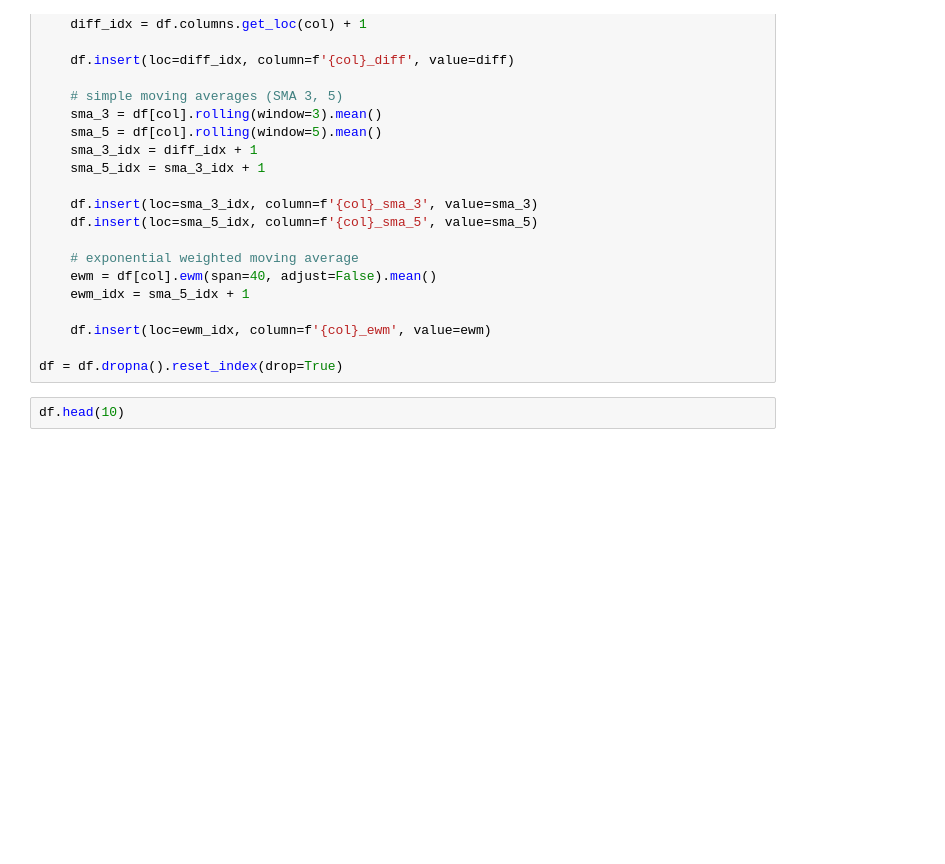
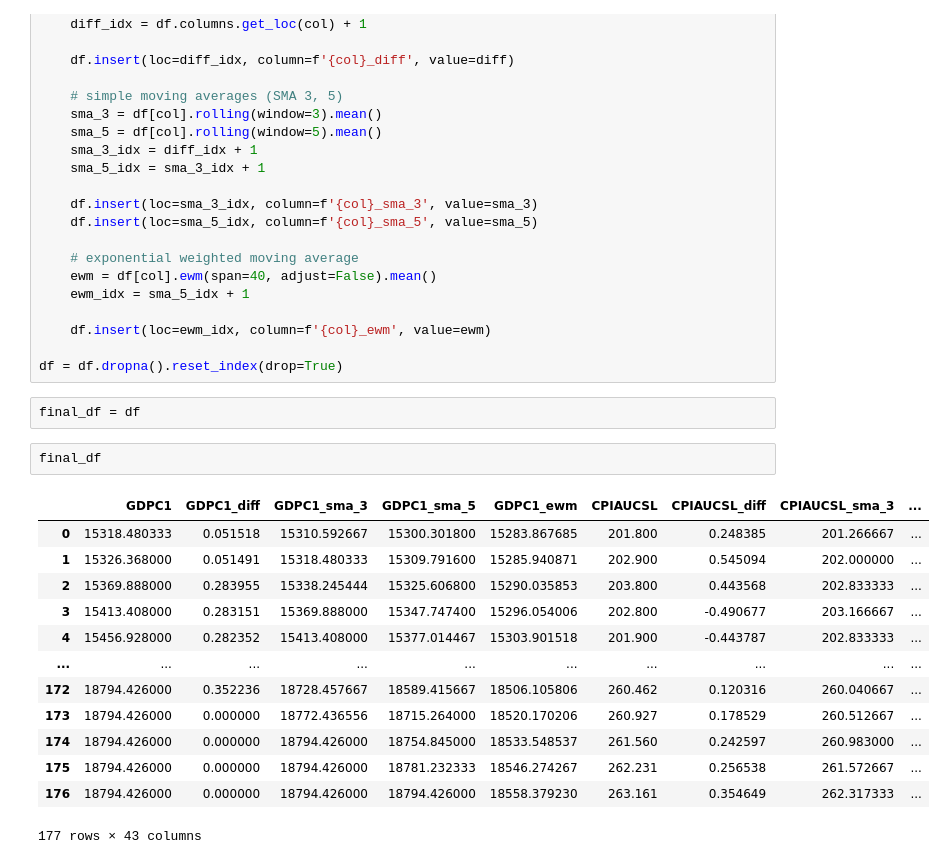
Before and after one commit to ErnestChng/bt4222-proj, a Jupyter notebook: scripts/07_Feature-Engineering-Macro-w-Final-Model.ipynb, the cells around one changed output. Saved outputs shown, nothing was run; the diff lists cells and outputs as text; blank space fills up the shorter version.

```diff
--- a/scripts/07_Feature-Engineering-Macro-w-Final-Model.ipynb
+++ b/scripts/07_Feature-Engineering-Macro-w-Final-Model.ipynb
@@ -42,5 +82,21 @@ for col in macro_columns:
     df.insert(loc=ewm_idx, column=f'{col}_ewm', value=ewm)
 
 df = df.dropna().reset_index(drop=True)
-# %%
-df.head(10)
+# %%
+final_df = df
+# %%
+final_df
+# %% [output]
+|  | GDPC1 | GDPC1_diff | GDPC1_sma_3 | GDPC1_sma_5 | GDPC1_ewm | CPIAUCSL | CPIAUCSL_diff | CPIAUCSL_sma_3 | ... |
+| 0 | 15318.480333 | 0.051518 | 15310.592667 | 15300.301800 | 15283.867685 | 201.800 | 0.248385 | 201.266667 | ... |
+| 1 | 15326.368000 | 0.051491 | 15318.480333 | 15309.791600 | 15285.940871 | 202.900 | 0.545094 | 202.000000 | ... |
+| 2 | 15369.888000 | 0.283955 | 15338.245444 | 15325.606800 | 15290.035853 | 203.800 | 0.443568 | 202.833333 | ... |
+| 3 | 15413.408000 | 0.283151 | 15369.888000 | 15347.747400 | 15296.054006 | 202.800 | -0.490677 | 203.166667 | ... |
+| 4 | 15456.928000 | 0.282352 | 15413.408000 | 15377.014467 | 15303.901518 | 201.900 | -0.443787 | 202.833333 | ... |
+| ... | ... | ... | ... | ... | ... | ... | ... | ... | ... |
+| 172 | 18794.426000 | 0.352236 | 18728.457667 | 18589.415667 | 18506.105806 | 260.462 | 0.120316 | 260.040667 | ... |
+| 173 | 18794.426000 | 0.000000 | 18772.436556 | 18715.264000 | 18520.170206 | 260.927 | 0.178529 | 260.512667 | ... |
+| 174 | 18794.426000 | 0.000000 | 18794.426000 | 18754.845000 | 18533.548537 | 261.560 | 0.242597 | 260.983000 | ... |
+| 175 | 18794.426000 | 0.000000 | 18794.426000 | 18781.232333 | 18546.274267 | 262.231 | 0.256538 | 261.572667 | ... |
+| 176 | 18794.426000 | 0.000000 | 18794.426000 | 18794.426000 | 18558.379230 | 263.161 | 0.354649 | 262.317333 | ... |
+177 rows × 43 columns
```
Also changed, not shown: parts of 73 cells of this notebook.
